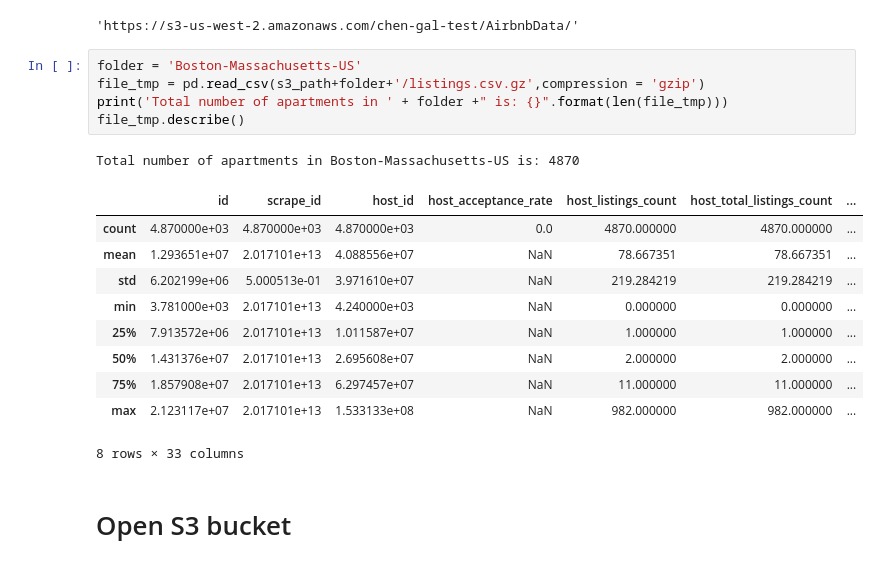
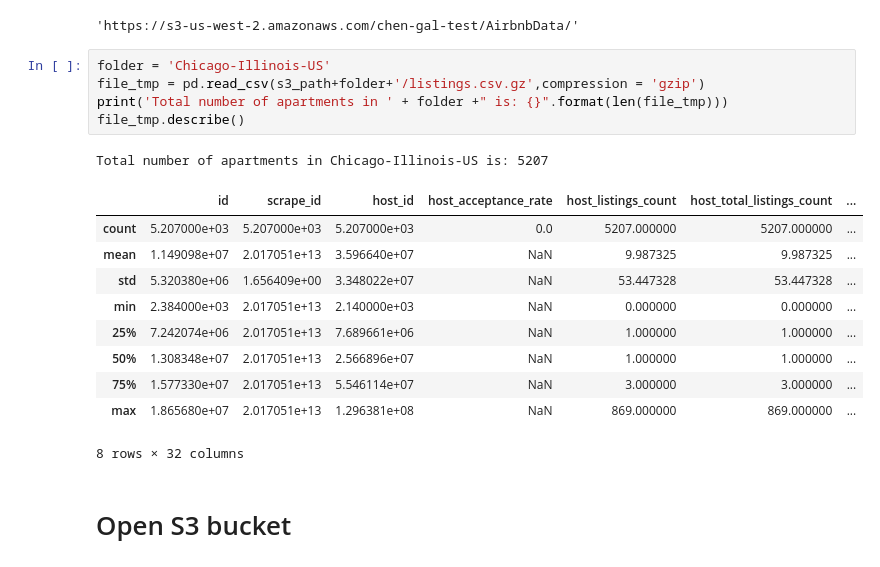
Before and after one commit to starfoe/Eye-bnb, a Jupyter notebook: main_script.ipynb, the cells around one changed output. Cells and saved outputs as stored; diff of their text form.

```diff
--- a/main_script.ipynb
+++ b/main_script.ipynb
@@ -31,22 +28,22 @@ s3_path
 # %% [output]
 'https://s3-us-west-2.amazonaws.com/chen-gal-test/AirbnbData/'
 # %%
-folder = 'Boston-Massachusetts-US'
+folder = 'Chicago-Illinois-US'
 file_tmp = pd.read_csv(s3_path+folder+'/listings.csv.gz',compression = 'gzip')
 print('Total number of apartments in ' + folder +" is: {}".format(len(file_tmp)))
 file_tmp.describe()
 # %% [output]
-Total number of apartments in Boston-Massachusetts-US is: 4870
+Total number of apartments in Chicago-Illinois-US is: 5207
 |  | id | scrape_id | host_id | host_acceptance_rate | host_listings_count | host_total_listings_count | ... |
-| count | 4.870000e+03 | 4.870000e+03 | 4.870000e+03 | 0.0 | 4870.000000 | 4870.000000 | ... |
-| mean | 1.293651e+07 | 2.017101e+13 | 4.088556e+07 | NaN | 78.667351 | 78.667351 | ... |
-| std | 6.202199e+06 | 5.000513e-01 | 3.971610e+07 | NaN | 219.284219 | 219.284219 | ... |
-| min | 3.781000e+03 | 2.017101e+13 | 4.240000e+03 | NaN | 0.000000 | 0.000000 | ... |
-| 25% | 7.913572e+06 | 2.017101e+13 | 1.011587e+07 | NaN | 1.000000 | 1.000000 | ... |
-| 50% | 1.431376e+07 | 2.017101e+13 | 2.695608e+07 | NaN | 2.000000 | 2.000000 | ... |
-| 75% | 1.857908e+07 | 2.017101e+13 | 6.297457e+07 | NaN | 11.000000 | 11.000000 | ... |
-| max | 2.123117e+07 | 2.017101e+13 | 1.533133e+08 | NaN | 982.000000 | 982.000000 | ... |
+| count | 5.207000e+03 | 5.207000e+03 | 5.207000e+03 | 0.0 | 5207.000000 | 5207.000000 | ... |
+| mean | 1.149098e+07 | 2.017051e+13 | 3.596640e+07 | NaN | 9.987325 | 9.987325 | ... |
+| std | 5.320380e+06 | 1.656409e+00 | 3.348022e+07 | NaN | 53.447328 | 53.447328 | ... |
+| min | 2.384000e+03 | 2.017051e+13 | 2.140000e+03 | NaN | 0.000000 | 0.000000 | ... |
+| 25% | 7.242074e+06 | 2.017051e+13 | 7.689661e+06 | NaN | 1.000000 | 1.000000 | ... |
+| 50% | 1.308348e+07 | 2.017051e+13 | 2.566896e+07 | NaN | 1.000000 | 1.000000 | ... |
+| 75% | 1.577330e+07 | 2.017051e+13 | 5.546114e+07 | NaN | 3.000000 | 3.000000 | ... |
+| max | 1.865680e+07 | 2.017051e+13 | 1.296381e+08 | NaN | 869.000000 | 869.000000 | ... |
-8 rows × 33 columns
+8 rows × 32 columns
 # %% [markdown]
 # Open S3 bucket
 # %%
```
Also changed, not shown: parts of 9 cells of this notebook, 1 other file.
